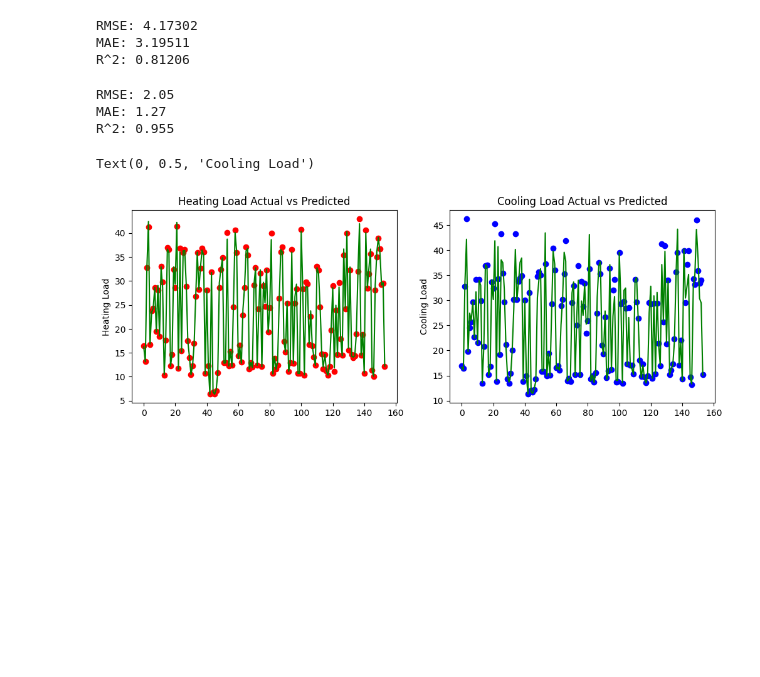
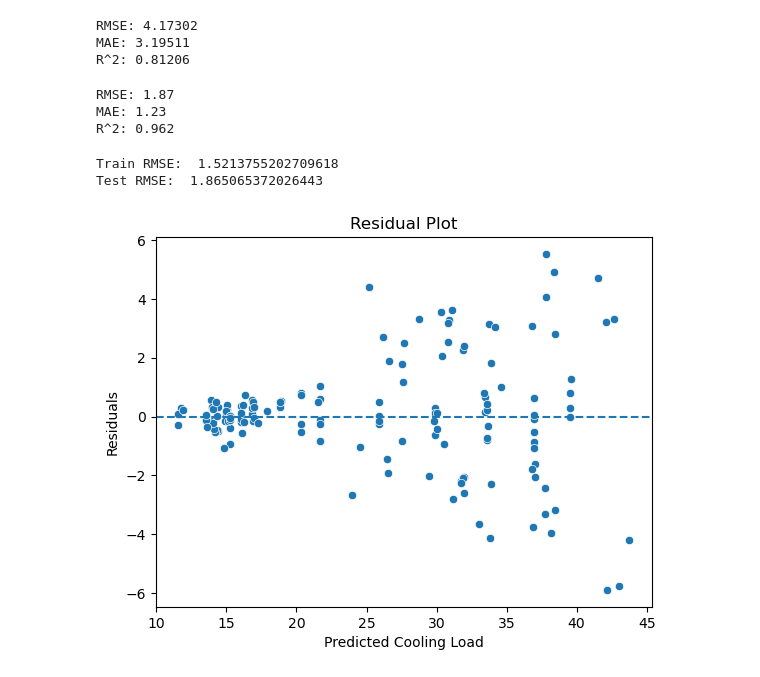
Before and after one commit to glfon/energy-consumption-regression, a Jupyter notebook: energy_consumption_regression (1).ipynb, the cells around one changed output. Cells and saved outputs as stored; diff of their text form; code cells hidden in the pictures; blank space fills up the shorter version.

```diff
--- a/energy_consumption_regression (1).ipynb
+++ b/energy_consumption_regression (1).ipynb
@@ -190,7 +191,7 @@ from sklearn.ensemble import RandomForestRegressor, GradientBoostingRegressor
 # %%
 # Hyperparameter tuning using random forest for non linear relationships
 rf=Pipeline(steps=[("preprocessor", preprocessor),("model", RandomForestRegressor(random_state=42))])
-params_grid={"model__n_estimators": [100,200], "model__max_depth": [None, 10, 20], "model__min_samples_split": [2,5]}
+params_grid={"model__n_estimators": [100,200], "model__max_depth": [5,8], "model__min_samples_split": [8,12], "model__min_samples_leaf": [4,3]}
 
 grid_rf=GridSearchCV(rf, params_grid, cv=3, scoring="neg_root_mean_squared_error", n_jobs=-1)
 grid_rf.fit(X_train, y_train)
@@ -296,29 +318,26 @@ print(f"RMSE: {rmse_rf_c:.2f}")
 print(f"MAE: {mae_rf_c:.2f}")
 print(f"R^2: {r2_rf_c:.3f}")
 # %% [output]
-RMSE: 2.05
-MAE: 1.27
-R^2: 0.955
+RMSE: 1.87
+MAE: 1.23
+R^2: 0.962
 # %%
-# Check for feature importance
+#Now we check for overfitting
+y_train_pred_c=best_rf_c.predict(Xc_train)
+print("Train RMSE: ", np.sqrt(mean_squared_error(yc_train, y_train_pred_c)))
+print("Test RMSE: ", np.sqrt(mean_squared_error(yc_test, y_pred_rf_c)))
+# %% [output]
+Train RMSE:  1.5213755202709618
+Test RMSE:  1.865065372026443
 # %%
-# Plotting the predicted vs actual of heating and cooling load:
-
-fig, (ax1, ax2)=plt.subplots(1, 2, figsize=(12, 4))
-n_samples=len(y_test)
-x_axis=np.arange(n_samples)
-ax1.plot(x_axis, y_pred_rf, color='green')
-ax1.scatter(x_axis, y_test, color='red')
-ax1.set_title("Heating Load Actual vs Predicted")
-ax1.set_ylabel("Heating Load")
-
-# Cooling
-n_samples_c=len(yc_test)
-x_axis_c=np.arange(n_samples_c)
-ax2.plot(x_axis_c, y_pred_rf_c, color='green')
-ax2.scatter(x_axis_c, yc_test, color='blue')
-ax2.set_title("Cooling Load Actual vs Predicted")
-ax2.set_ylabel("Cooling Load")
+# Residual analysis
+residuals_c=yc_test-y_pred_rf_c
+plt.figure()
+sns.scatterplot(x=y_pred_rf_c, y=residuals_c)
+plt.axhline(0, linestyle="--")
+plt.xlabel("Predicted Cooling Load")
+plt.ylabel("Residuals")
+plt.title("Residual Plot")
+plt.show()
 # %% [output]
-Text(0, 0.5, 'Cooling Load')
-[figure, old version]
+[figure, new version]
```
Also changed, not shown: parts of 15 cells of this notebook.
